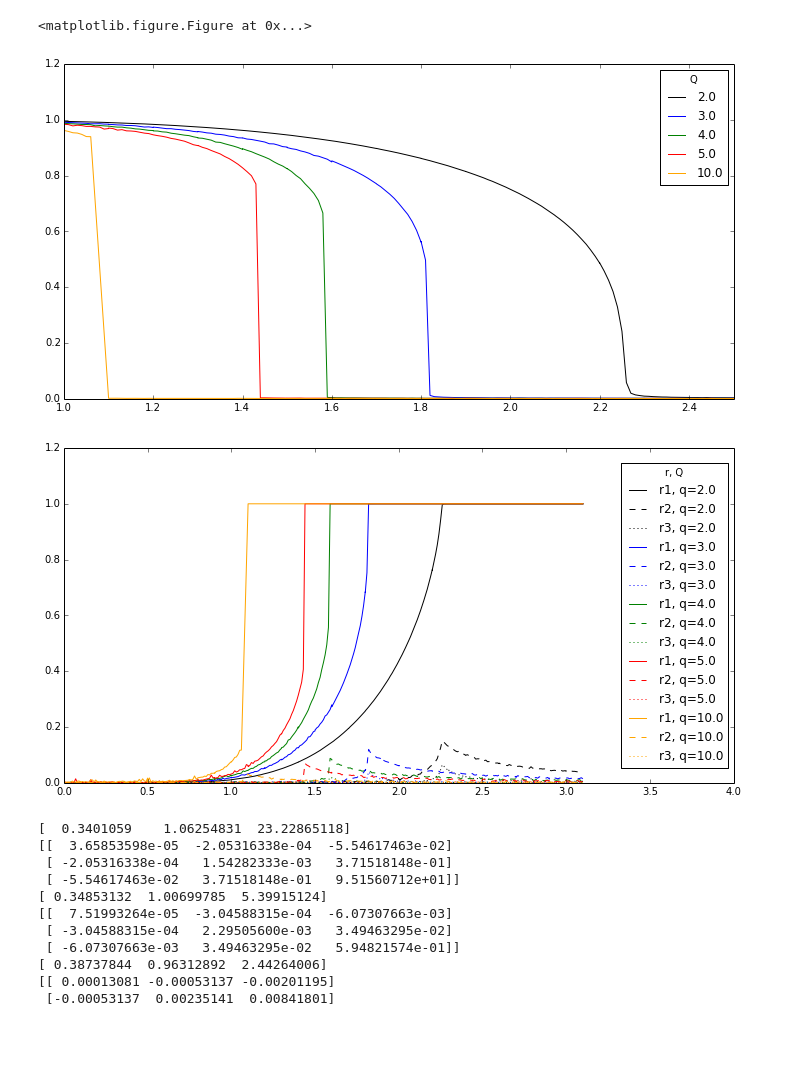
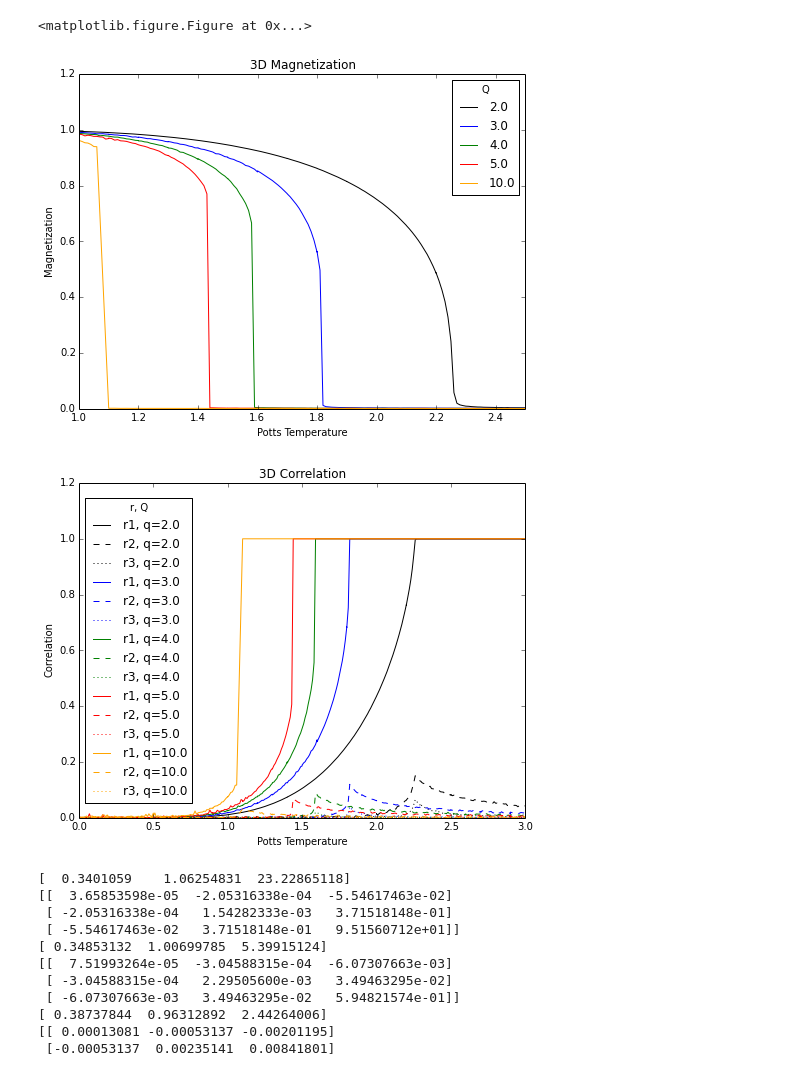
Before and after one commit to nkurinsky/IsingModelSimulation, a Jupyter notebook: results/3D Plots.ipynb, the cells around one changed output. Saved outputs shown, nothing was run; the diff lists cells and outputs as text; code cells hidden in the pictures; blank space fills up the shorter version.

Commit message:
making plots

```diff
--- a/results/3D Plots.ipynb
+++ b/results/3D Plots.ipynb
@@ -44,6 +44,9 @@ for i in range(0,len(qs)):
     legend(loc="upper right",title="Size")
     xlim(0,5.0)
     ylim(0,1.2)
-    savefig("q"+str(qs[i])+"_size_effect_3d.png")
+    title("Spin Q="+str(int(qs[i])))
+    xlabel("Potts Temperature")
+    ylabel("Order Parameter Value")
+    savefig("q"+str(int(qs[i]))+"_size_effect_3d.png")
 # %% [output]
 [  2.   3.   4.   5.  10.]
@@ -55,6 +58,6 @@ for i in range(0,len(qs)):
 # %%
 clf()
-figure(figsize=(12,6))
+figure(figsize=(8,6))
 qs=numpy.unique(q)
 pts=numpy.where(size == 100)
 l_temp=temp[pts]
@@ -73,40 +76,46 @@ for i in range(0,len(qs)):
     if(i == 3):
         color="red"
     if(i == 4):
         color="orange"
     plot(l_temp[inds],l_mag[inds],label=str(qs[i]),color=color)
 legend(loc="upper right",title="Q")
 xlim(1.0,2.5)
 ylim(0,1.2)
-show()
+title("3D Magnetization")
+xlabel("Potts Temperature")
+ylabel("Magnetization")
+savefig("3D_allspin.png")
 
-figure(figsize=(12,6))
+figure(figsize=(8,6))
 lcorr1=l_corr[:,0]
 lcorr2=l_corr[:,2]
 lcorr3=l_corr[:,4]
 for i in range(0,len(qs)):
     if(i == 0):
         color="black"
     if(i == 1):
         color="blue"
     if(i == 2):
         color="green"
     if(i == 3):
         color="red"
     if(i == 4):
         color="orange"
     inds=where(l_q==qs[i])
     plot(l_temp[inds],lcorr1[inds],label="r1, q="+str(qs[i]),color=color)
     plot(l_temp[inds],lcorr2[inds],'--',label="r2, q="+str(qs[i]),color=color)
     plot(l_temp[inds],lcorr3[inds],':',label="r3, q="+str(qs[i]),color=color)
-legend(loc="center right",title="r, Q")
-xlim(0,4)
+legend(loc="center left",title="r, Q")
+xlim(0,3)
 ylim(0,1.2)
-show()
+title("3D Correlation")
+xlabel("Potts Temperature")
+ylabel("Correlation")
+savefig("3D_allspin_corr.png")
 # %% [output]
 <matplotlib.figure.Figure at 0x...>
-[figure, old version]
+[figure, new version]
-[figure, old version]
+[figure, new version]
 # %%
 def func(r,a):
     return -a*r-1.063*log(r)
```
Also changed, not shown: parts of 1 cell of this notebook, 47 other files.
